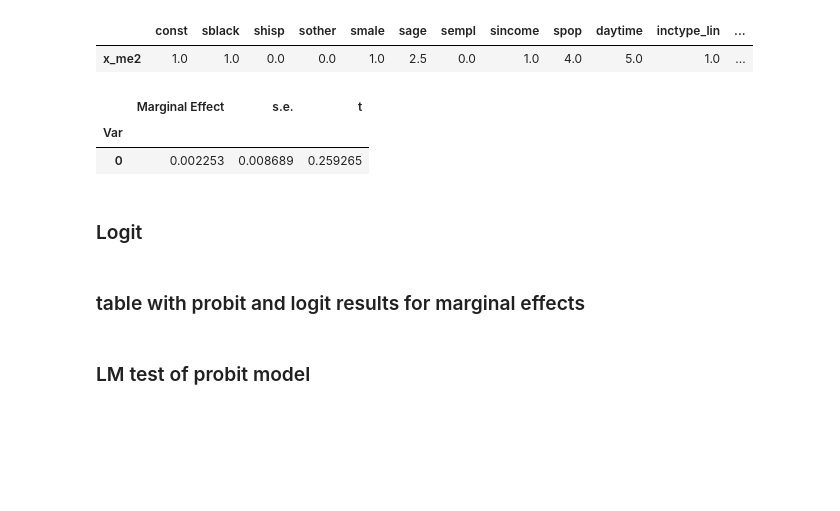
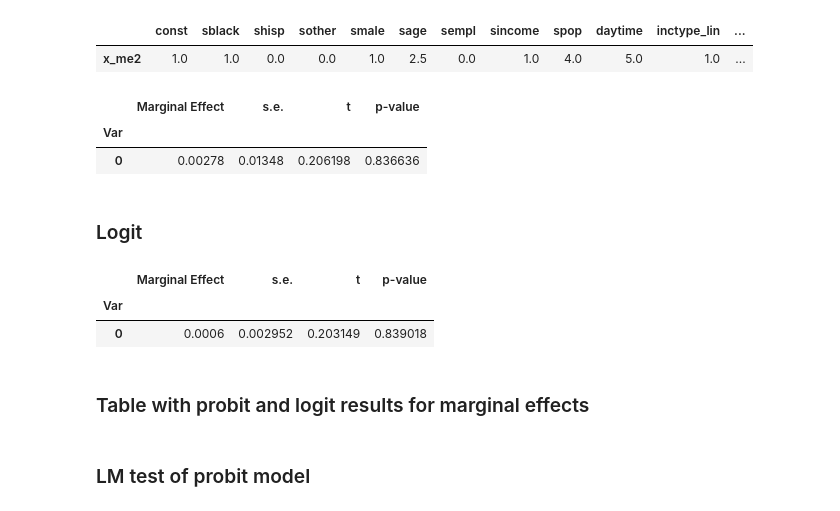
Before and after one commit to anl1313/AME_2025, a Jupyter notebook: Assignments/Project 3/Project 3 kode livia.ipynb, the cells around one changed output. Drawn from its saved outputs; the diff is of its cells as text; code cells hidden in the pictures; blank space fills up the shorter version.

```diff
--- a/Assignments/Project 3/Project 3 kode livia.ipynb
+++ b/Assignments/Project 3/Project 3 kode livia.ipynb
@@ -449,15 +473,15 @@ pd.DataFrame(x_me, columns=x_lab, index=['x_me'])
 |  | const | sblack | shisp | sother | smale | sage | sempl | sincome | spop | daytime | inctype_lin | ... |
 | x_me | 1.0 | 0.0 | 0.0 | 0.0 | 1.0 | 2.5 | 0.0 | 1.0 | 4.0 | 5.0 | 1.0 | ... |
 # %%
-# make vector of stereotypical white old woman
-x_lab = ['const', 'sblack', 'shisp', 'sother',
-         'smale', 'sage', 'sempl', 'sincome',
-         'spop', 'daytime', 'inctype_lin', 'omajblack',
-         'omajhisp', 'omajother', 'sbehavior','sagesq']
+#Make vector of stereotypical white old woman
+#x_lab = ['const', 'sblack', 'shisp', 'sother',
+#         'smale', 'sage', 'sempl', 'sincome',
+#         'spop', 'daytime', 'inctype_lin', 'omajblack',
+#         'omajhisp', 'omajother', 'sbehavior','sagesq']
 
-x_me = np.array([1, 0, 0, 0,
-                 0, 4.5, 1, 3,
-                 2, 2, 1, 0,
-                 0, 0, 1, 20.25]).reshape(1, -1)
+#x_me = np.array([1, 0, 0, 0,
+#                 0, 4.5, 1, 3,
+#                 2, 2, 1, 0,
+#                 0, 0, 1, 20.25]).reshape(1, -1)
 
-pd.DataFrame(x_me, columns=x_lab, index=['x_me'])
+#pd.DataFrame(x_me, columns=x_lab, index=['x_me'])
@@ -498,17 +518,22 @@ def get_se(grad, cov):
 
 se_d_pr = get_se(grad_d_pr, probit_results['cov'])
 # %%
-# create table with results
+#Create table with results
 me_dict = {'Marginal Effect': me_race_pr[0],
            's.e.':            se_d_pr}
 tab = pd.DataFrame(me_dict)
 tab['t'] = tab['Marginal Effect'] / tab['s.e.']
 tab.index.name = 'Var'
+#Find p value for marginal effects
+p_values = 2 * (1 - norm.cdf(np.abs(tab['t'])))
+tab['p-value'] = p_values
+
+tab.to_latex('me_probit_youngman_black.tex') #change for old womand and race!
 tab.round(6)
 # %% [output]
-|  | Marginal Effect | s.e. | t |
-| Var |  |  |  |
-| 0 | 0.002253 | 0.008689 | 0.259265 |
+|  | Marginal Effect | s.e. | t | p-value |
+| Var |  |  |  |  |
+| 0 | 0.00278 | 0.01348 | 0.206198 | 0.836636 |
 # %% [markdown]
 ### Logit
 # %%
@@ -535,4 +554,13 @@ me_dict = {'Marginal Effect': me_race_lg[0],
 tab = pd.DataFrame(me_dict)
 tab['t'] = tab['Marginal Effect'] / tab['s.e.']
 tab.index.name = 'Var'
+#Find p value for marginal effects
+p_values = 2 * (1 - norm.cdf(np.abs(tab['t'])))
+tab['p-value'] = p_values
+
+tab.to_latex('me_logit_youngman_black.tex') #change for old womand and race!
 tab.round(6)
+# %% [output]
+|  | Marginal Effect | s.e. | t | p-value |
+| Var |  |  |  |  |
+| 0 | 0.0006 | 0.002952 | 0.203149 | 0.839018 |
@@ -544,5 +567,5 @@ tab.to_latex('me_logit_youngman_hisp.tex')
 # %% [markdown]
-### table with probit and logit results for marginal effects
+### Table with probit and logit results for marginal effects
 # %%
 files = [
     'me_probit_youngman.tex',
```
Also changed, not shown: parts of 36 cells of this notebook, 6 other files.
